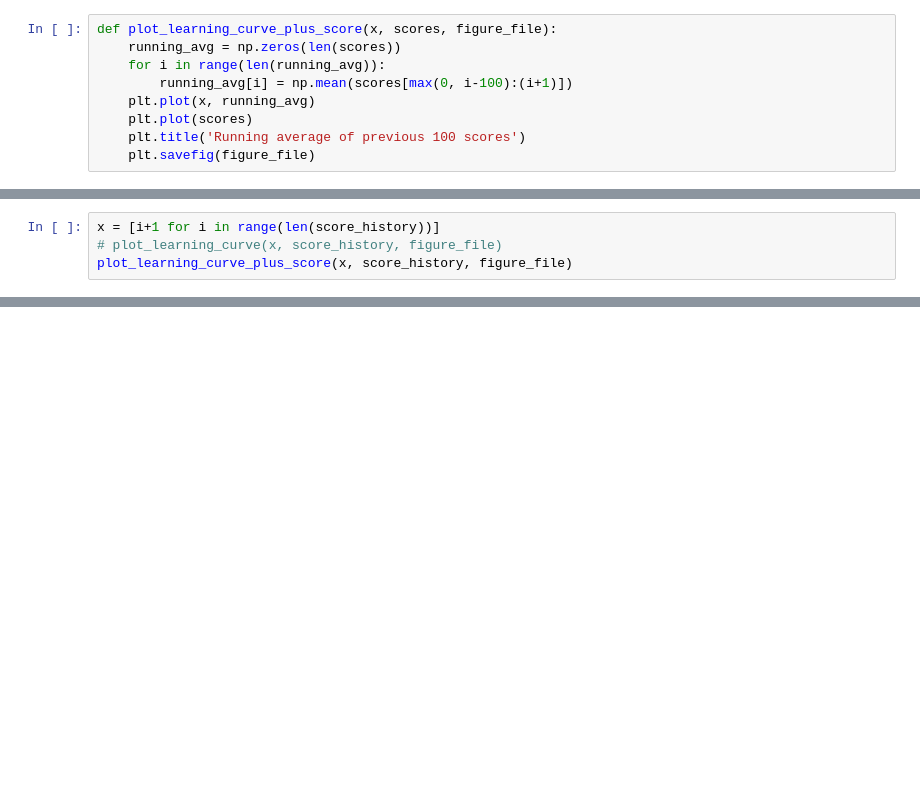
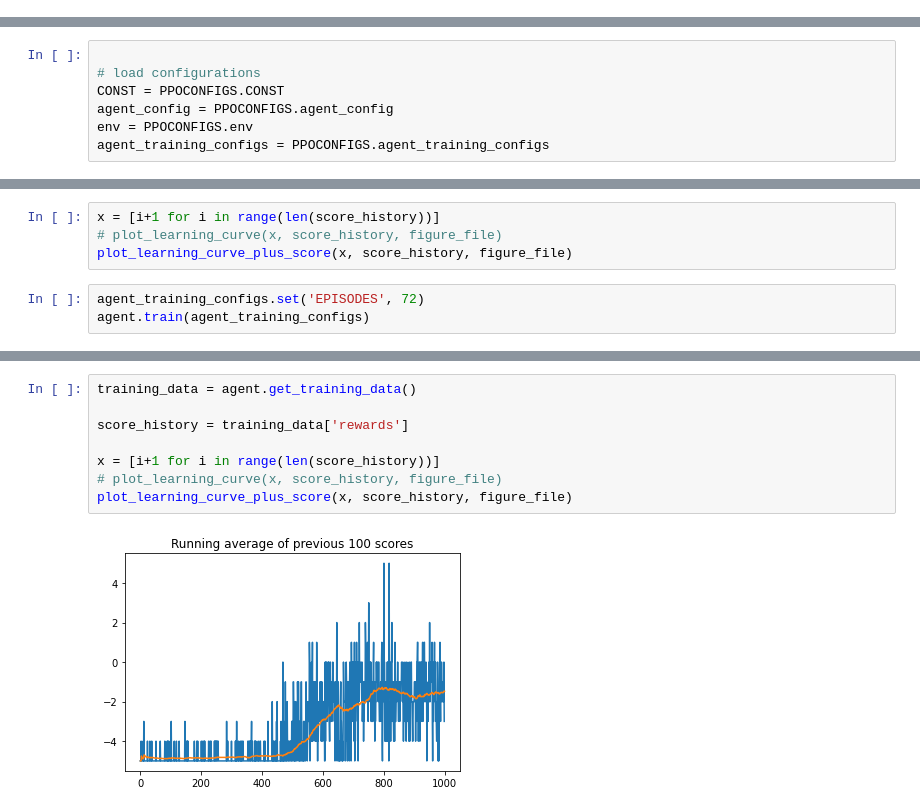
Before and after one commit to j0ker404/skripsie2021, a Jupyter notebook: train/policygrad/ppo/ppo.ipynb, the cells around one changed output, grey strips where cells are left out. Cells and saved outputs as stored; diff of their text form; blank space fills up the shorter version.

Commit message:
first PPO train against baseline test

```diff
--- a/train/policygrad/ppo/ppo.ipynb
+++ b/train/policygrad/ppo/ppo.ipynb
@@ -107,9 +15,0 @@ figure_file = 'plots/cartpole.png'
-# %%
-def plot_learning_curve_plus_score(x, scores, figure_file):
-    running_avg = np.zeros(len(scores))
-    for i in range(len(running_avg)):
-        running_avg[i] = np.mean(scores[max(0, i-100):(i+1)])
-    plt.plot(x, running_avg)
-    plt.plot(scores)
-    plt.title('Running average of previous 100 scores')
-    plt.savefig(figure_file)
@@ -116,3 +20,10 @@ def plot_learning_curve_plus_score(x, scores, figure_file):
+# %%
+
+# load configurations
+CONST = PPOCONFIGS.CONST
+agent_config = PPOCONFIGS.agent_config
+env = PPOCONFIGS.env
+agent_training_configs = PPOCONFIGS.agent_training_configs
 # %%
 agent = PPOAgent(CONSTANTS=CONST, config=agent_config)
 # train agent
@@ -125,3 +50,6 @@ score_history = training_data['rewards']
 x = [i+1 for i in range(len(score_history))]
 # plot_learning_curve(x, score_history, figure_file)
 plot_learning_curve_plus_score(x, score_history, figure_file)
+# %%
+agent_training_configs.set('EPISODES', 72)
+agent.train(agent_training_configs)
@@ -127,0 +65,10 @@ plot_learning_curve_plus_score(x, score_history, figure_file)
+# %%
+training_data = agent.get_training_data()
+
+score_history = training_data['rewards']
+
+x = [i+1 for i in range(len(score_history))]
+# plot_learning_curve(x, score_history, figure_file)
+plot_learning_curve_plus_score(x, score_history, figure_file)
+# %% [output]
+[figure, added]
```
Also changed, not shown: parts of 9 cells of this notebook.
